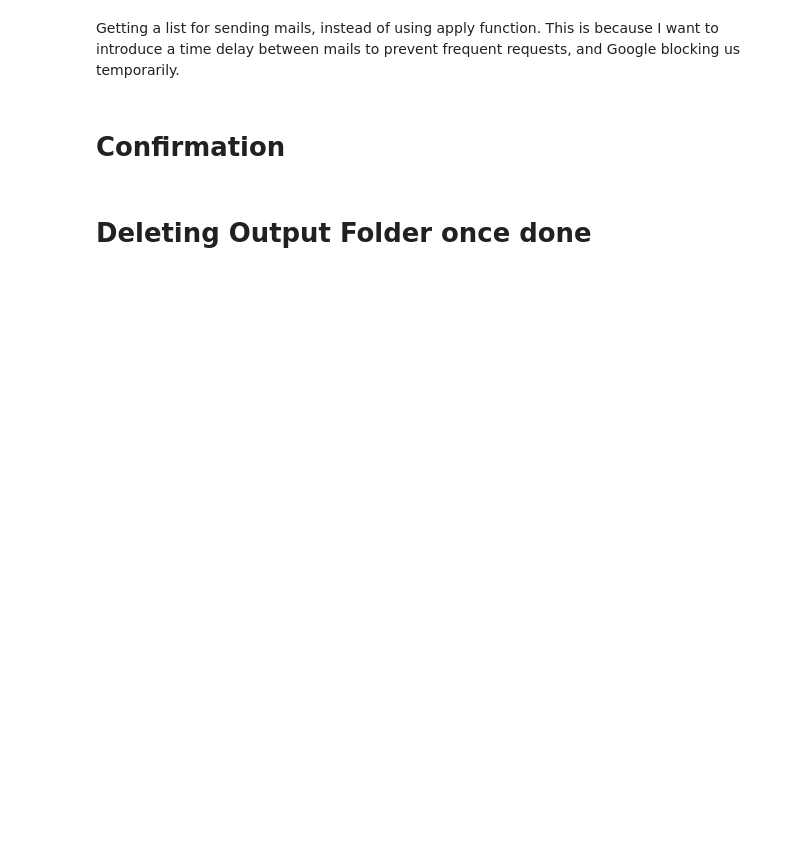
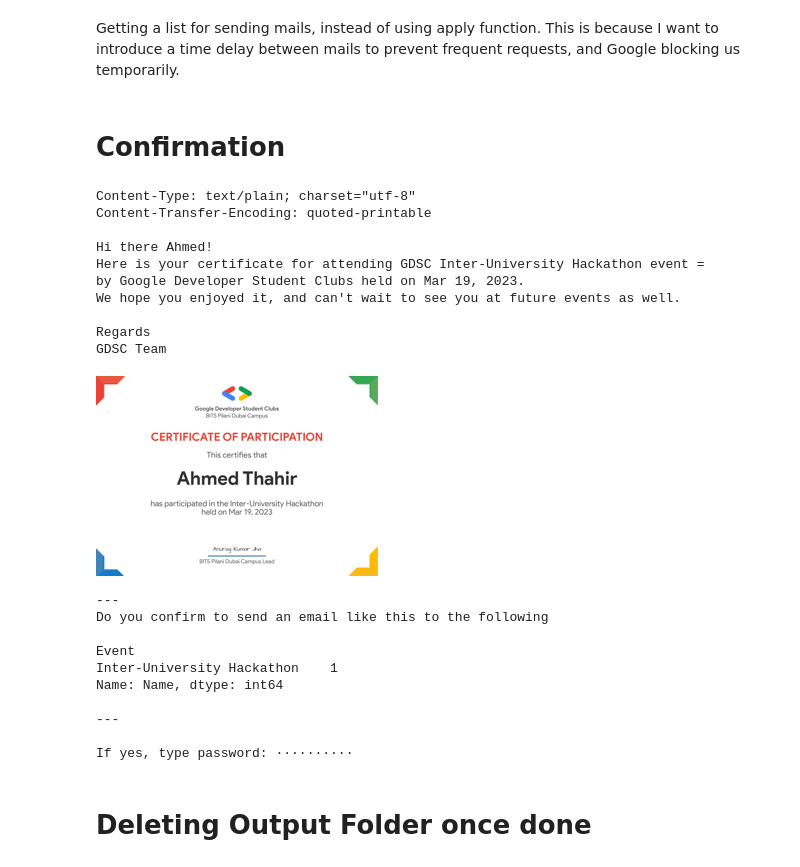
Before and after one commit to gdscbpdc/Certificate_Generator_Google_Dev_Club, a Jupyter notebook: Certificates_Generation_Mail.ipynb, the cells around one changed output. Drawn from its saved outputs; the diff is of its cells as text; code cells hidden in the pictures; blank space fills up the shorter version.

```diff
--- a/Certificates_Generation_Mail.ipynb
+++ b/Certificates_Generation_Mail.ipynb
@@ -176,11 +176,13 @@ def draw_certificate(person, y_offset=0):
     if im.mode == 'RGBA':
       im = im.convert('RGB')
 
-    im.show()
-    #im.save(
-    #    os.path.join(event_output_folder, f'{person["Name"]}.pdf')
-    #)
-    exit()
+    #im.show()
+    #exit()
+
+    im.save(
+        os.path.join(output_folder, person["Date"] + "_" + person["Event"] + "_" + person["Name"] + ".pdf")
+    )
+    return im
 
 df.apply(draw_certificate, axis=1)
 # %% [output]
@@ -261,3 +248,46 @@ If yes, type password: """)
+# %%
+print(msgs[0].get_body())
+person = df.iloc[0]
+im = draw_certificate(person, y_offset=0)
+preview_height = 200
+im.resize(
+    (
+        int(preview_height*(im.width/im.height)),
+        preview_height
+    )
+).show()
+
+print(f"""
+---
+Do you confirm to send an email like this to the following
+
+{df.groupby("Event")["Name"].count()}
+
+---
+""")
+sender_password = get_password("If yes, type password: ")
+# %% [output]
+Content-Type: text/plain; charset="utf-8"
+Content-Transfer-Encoding: quoted-printable
+
+Hi there Ahmed!
+Here is your certificate for attending GDSC Inter-University Hackathon event =
+by Google Developer Student Clubs held on Mar 19, 2023.
+We hope you enjoyed it, and can't wait to see you at future events as well.
+
+Regards
+GDSC Team
+[figure, added]
+---
+Do you confirm to send an email like this to the following
+
+Event
+Inter-University Hackathon    1
+Name: Name, dtype: int64
+
+---
+
+If yes, type password: ··········
 # %%
 import time
 
```
Also changed, not shown: parts of 5 cells of this notebook.
